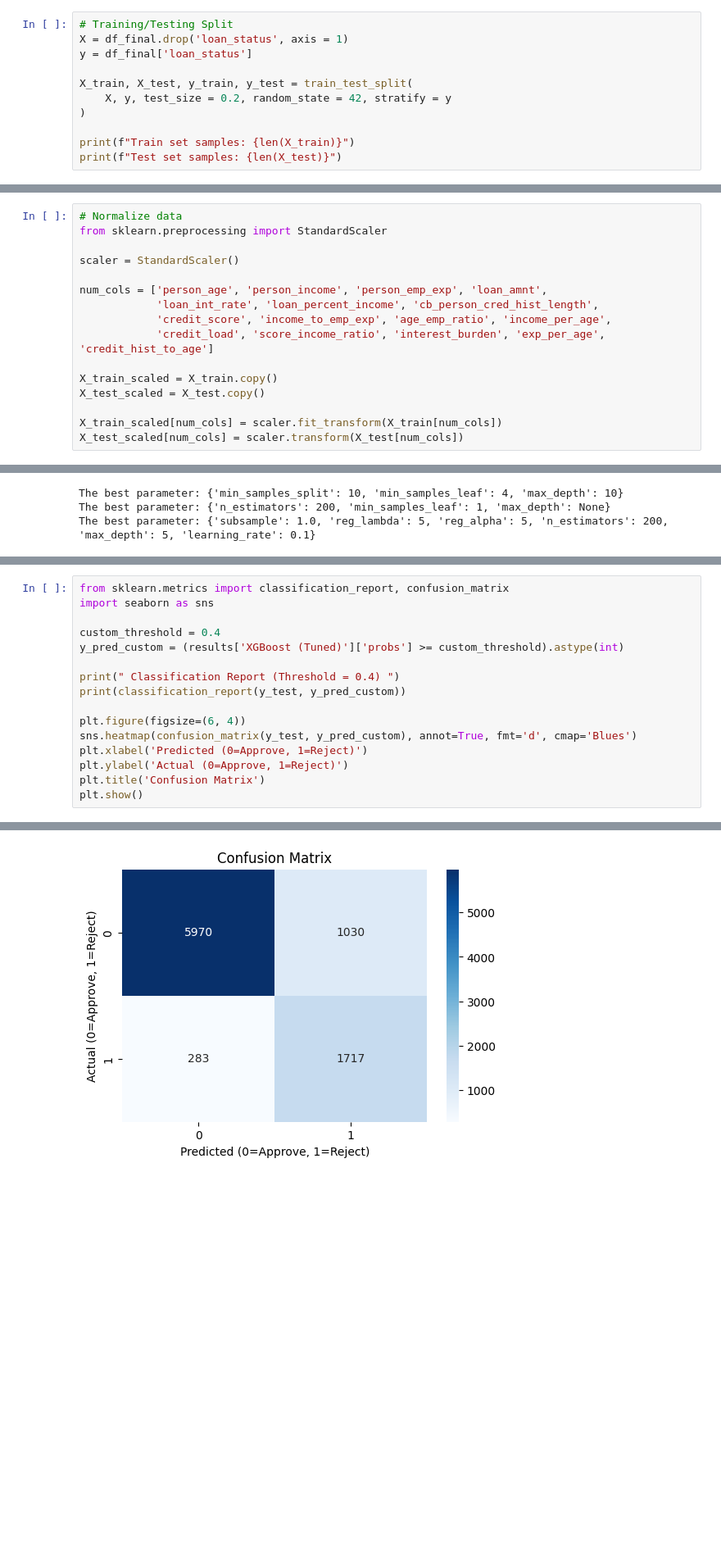
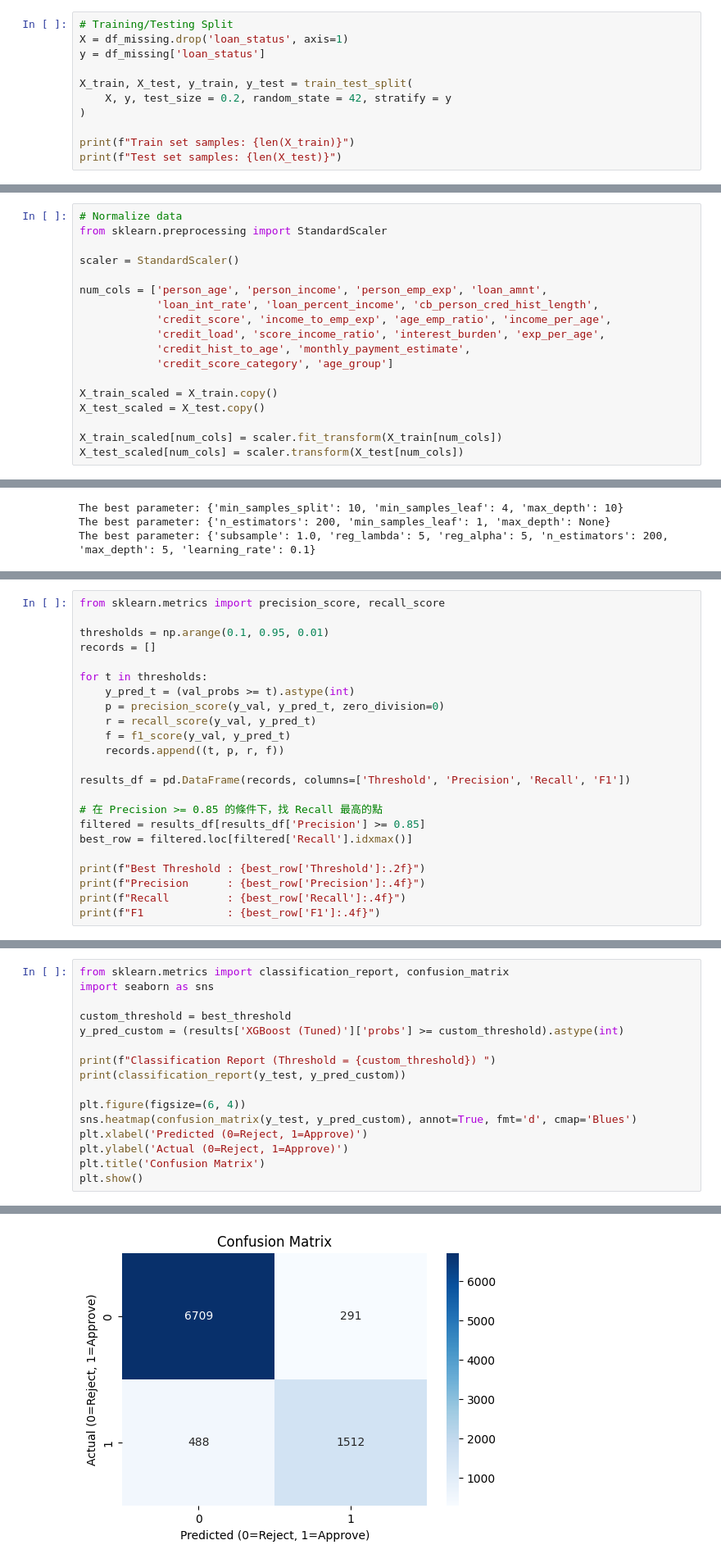
Before and after one commit to WuDuncan/loan_approval-classification, a Jupyter notebook: loan_approval.ipynb, the cells around one changed output, grey strips where cells are left out. Shown at 82% size. Saved outputs shown, nothing was run; the diff lists cells and outputs as text; blank space fills up the shorter version.

```diff
--- a/loan_approval.ipynb
+++ b/loan_approval.ipynb
@@ -229,7 +299,7 @@ Name: loan_status, dtype: float64
 # %%
 # Training/Testing Split
-X = df_final.drop('loan_status', axis = 1)
-y = df_final['loan_status']
+X = df_missing.drop('loan_status', axis=1)
+y = df_missing['loan_status']
 
 X_train, X_test, y_train, y_test = train_test_split(
     X, y, test_size = 0.2, random_state = 42, stratify = y
@@ -249,7 +319,9 @@ scaler = StandardScaler()
 num_cols = ['person_age', 'person_income', 'person_emp_exp', 'loan_amnt',
             'loan_int_rate', 'loan_percent_income', 'cb_person_cred_hist_length',
             'credit_score', 'income_to_emp_exp', 'age_emp_ratio', 'income_per_age',
-            'credit_load', 'score_income_ratio', 'interest_burden', 'exp_per_age', 'credit_hist_to_age']
+            'credit_load', 'score_income_ratio', 'interest_burden', 'exp_per_age',
+            'credit_hist_to_age', 'monthly_payment_estimate',
+            'credit_score_category', 'age_group']
 
 X_train_scaled = X_train.copy()
 X_test_scaled = X_test.copy()
@@ -423,0 +496,23 @@ Highest F1-Score: 0.8250
+# %%
+from sklearn.metrics import precision_score, recall_score
+
+thresholds = np.arange(0.1, 0.95, 0.01)
+records = []
+
+for t in thresholds:
+    y_pred_t = (val_probs >= t).astype(int)
+    p = precision_score(y_val, y_pred_t, zero_division=0)
+    r = recall_score(y_val, y_pred_t)
+    f = f1_score(y_val, y_pred_t)
+    records.append((t, p, r, f))
+
+results_df = pd.DataFrame(records, columns=['Threshold', 'Precision', 'Recall', 'F1'])
+
+# 在 Precision >= 0.85 的條件下，找 Recall 最高的點
+filtered = results_df[results_df['Precision'] >= 0.85]
+best_row = filtered.loc[filtered['Recall'].idxmax()]
+
+print(f"Best Threshold : {best_row['Threshold']:.2f}")
+print(f"Precision      : {best_row['Precision']:.4f}")
+print(f"Recall         : {best_row['Recall']:.4f}")
+print(f"F1             : {best_row['F1']:.4f}")
@@ -425,16 +525,16 @@ Highest F1-Score: 0.8250
 from sklearn.metrics import classification_report, confusion_matrix
 import seaborn as sns
 
-custom_threshold = 0.4
+custom_threshold = best_threshold
 y_pred_custom = (results['XGBoost (Tuned)']['probs'] >= custom_threshold).astype(int)
 
-print(" Classification Report (Threshold = 0.4) ")
+print(f"Classification Report (Threshold = {custom_threshold}) ")
 print(classification_report(y_test, y_pred_custom))
 
 plt.figure(figsize=(6, 4))
 sns.heatmap(confusion_matrix(y_test, y_pred_custom), annot=True, fmt='d', cmap='Blues')
-plt.xlabel('Predicted (0=Approve, 1=Reject)')
-plt.ylabel('Actual (0=Approve, 1=Reject)')
+plt.xlabel('Predicted (0=Reject, 1=Approve)')
+plt.ylabel('Actual (0=Reject, 1=Approve)')
 plt.title('Confusion Matrix')
 plt.show()
 # %% [output]
@@ -450,4 +550,4 @@ weighted avg       0.88      0.85      0.86      9000
-[figure, old version]
+[figure, new version]
 # %%
 from sklearn.metrics import classification_report
 import warnings
```
Also changed, not shown: parts of 16 cells of this notebook, 1 other file.
